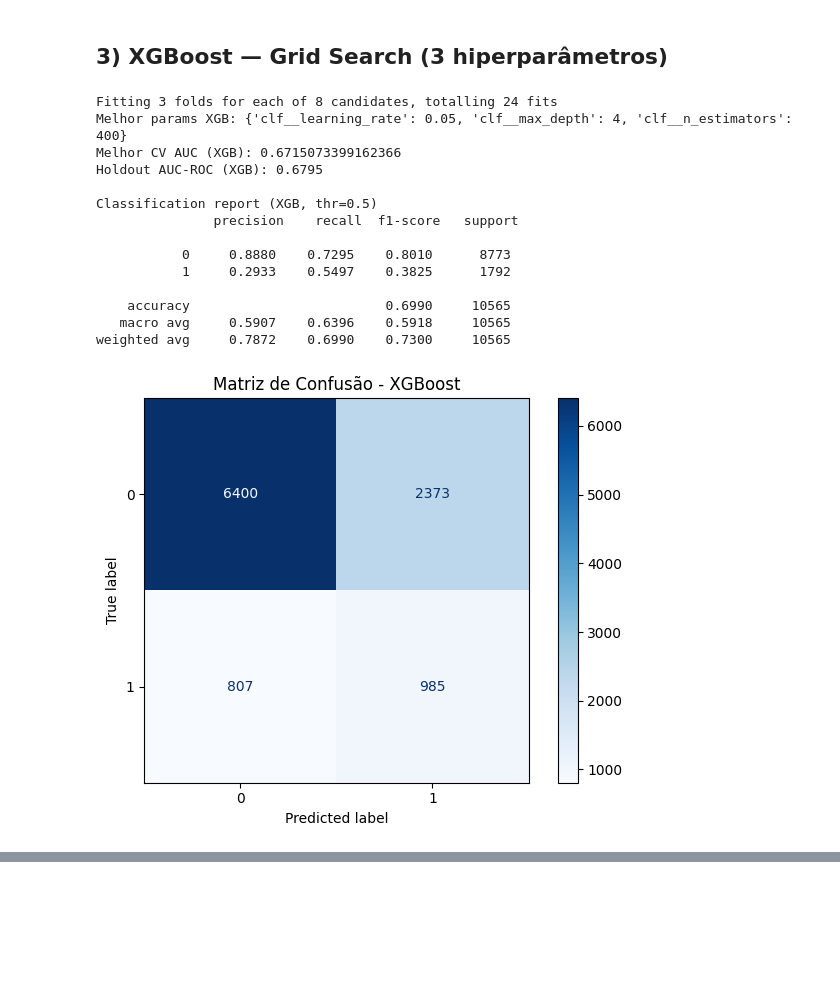
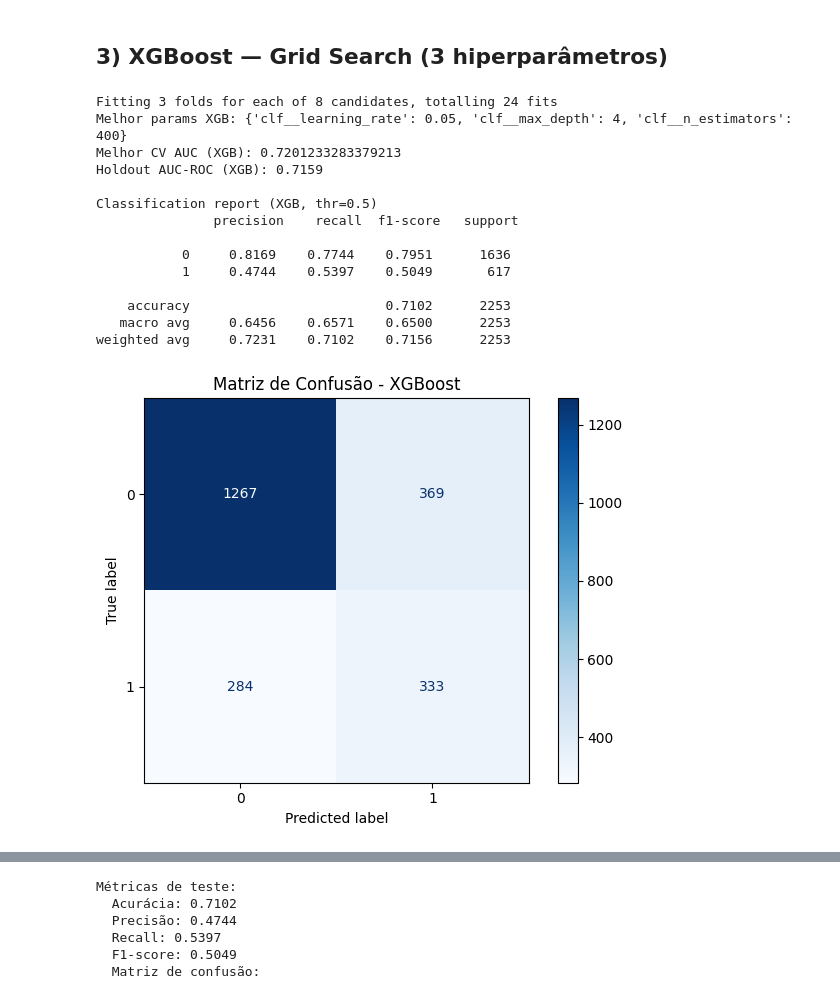
Before and after one commit to Leandro-barreto/fiap_fase5, a Jupyter notebook: notebooks/02_clf_training_gridsearch_auc_metrics_LITE.ipynb, the cells around one changed output, grey strips where cells are left out. Drawn from its saved outputs; the diff is of its cells as text; code cells hidden in the pictures; blank space fills up the shorter version.

Commit message:
Retrain model, add tests and refactor API

```diff
--- a/notebooks/02_clf_training_gridsearch_auc_metrics_LITE.ipynb
+++ b/notebooks/02_clf_training_gridsearch_auc_metrics_LITE.ipynb
@@ -10,7 +10,7 @@ from pathlib import Path
 DATA_DIR = Path("../data/processed")
 
 # Caminho do arquivo de entrada (ajuste se necessário)
-INPUT_CSV = DATA_DIR / r"df_final_prefixed.csv"
+INPUT_CSV = DATA_DIR / r"df_final.csv"
 RANDOM_STATE = 42
 TEST_SIZE = 0.2
 N_SPLITS = 3  # folds do GridSearchCV
@@ -227,8 +214,19 @@ if HAS_LGBM:
     cm = confusion_matrix(y_test, y_pred_lgbm)
     ConfusionMatrixDisplay(cm).plot(cmap="Blues"); plt.title("Matriz de Confusão - LightGBM"); plt.tight_layout(); plt.show()
 
+    acc = accuracy_score(y_test, y_pred_lgbm)
+    prec = precision_score(y_test, y_pred_lgbm, zero_division=0)
+    rec = recall_score(y_test, y_pred_lgbm, zero_division=0)
+    f1 = f1_score(y_test, y_pred_lgbm, zero_division=0)
+
     RocCurveDisplay.from_predictions(y_test, proba_lgbm)
     plt.title("ROC - LightGBM (best)"); plt.tight_layout(); plt.show()
+    print("Métricas de teste:")
+    print(f"  Acurácia: {acc:.4f}")
+    print(f"  Precisão: {prec:.4f}")
+    print(f"  Recall: {rec:.4f}")
+    print(f"  F1-score: {f1:.4f}")
+    print("  Matriz de confusão:")
 else:
     print("LightGBM não instalado. Para instalar: pip install lightgbm")
 # %% [output]
@@ -281,38 +285,50 @@ if HAS_XGB:
         scoring="roc_auc",
         n_jobs=-1,
         verbose=1
     )
     gs_xgb.fit(X_train, y_train)
     print("Melhor params XGB:", gs_xgb.best_params_)
     print("Melhor CV AUC (XGB):", gs_xgb.best_score_)
 
     best_xgb = gs_xgb.best_estimator_
     proba_xgb = best_xgb.predict_proba(X_test)[:,1]
     auc_xgb = roc_auc_score(y_test, proba_xgb)
     print("Holdout AUC-ROC (XGB): %.4f" % auc_xgb)
 
     y_pred_xgb = (proba_xgb >= 0.5).astype(int)
     print("\nClassification report (XGB, thr=0.5)\n", classification_report(y_test, y_pred_xgb, digits=4))
     cm = confusion_matrix(y_test, y_pred_xgb)
     ConfusionMatrixDisplay(cm).plot(cmap="Blues"); plt.title("Matriz de Confusão - XGBoost"); plt.tight_layout(); plt.show()
 
     RocCurveDisplay.from_predictions(y_test, proba_xgb)
     plt.title("ROC - XGBoost (best)"); plt.tight_layout(); plt.show()
+
+    acc = accuracy_score(y_test, y_pred_xgb)
+    prec = precision_score(y_test, y_pred_xgb, zero_division=0)
+    rec = recall_score(y_test, y_pred_xgb, zero_division=0)
+    f1 = f1_score(y_test, y_pred_xgb, zero_division=0)
+
+    print("Métricas de teste:")
+    print(f"  Acurácia: {acc:.4f}")
+    print(f"  Precisão: {prec:.4f}")
+    print(f"  Recall: {rec:.4f}")
+    print(f"  F1-score: {f1:.4f}")
+    print("  Matriz de confusão:")
 else:
     print("XGBoost não instalado. Para instalar: pip install xgboost")
 # %% [output]
 Fitting 3 folds for each of 8 candidates, totalling 24 fits
 Melhor params XGB: {'clf__learning_rate': 0.05, 'clf__max_depth': 4, 'clf__n_estimators': 400}
-Melhor CV AUC (XGB): 0.6715073399162366
-Holdout AUC-ROC (XGB): 0.6795
+Melhor CV AUC (XGB): 0.7201233283379213
+Holdout AUC-ROC (XGB): 0.7159
 
 Classification report (XGB, thr=0.5)
                precision    recall  f1-score   support
 
-           0     0.8880    0.7295    0.8010      8773
-           1     0.2933    0.5497    0.3825      1792
+           0     0.8169    0.7744    0.7951      1636
+           1     0.4744    0.5397    0.5049       617
 
-    accuracy                         0.6990     10565
-   macro avg     0.5907    0.6396    0.5918     10565
-weighted avg     0.7872    0.6990    0.7300     10565
+    accuracy                         0.7102      2253
+   macro avg     0.6456    0.6571    0.6500      2253
+weighted avg     0.7231    0.7102    0.7156      2253
-[figure, old version]
+[figure, new version]
@@ -319,0 +336,6 @@ weighted avg     0.7872    0.6990    0.7300     10565
+Métricas de teste:
+  Acurácia: 0.7102
+  Precisão: 0.4744
+  Recall: 0.5397
+  F1-score: 0.5049
+  Matriz de confusão:
```
Also changed, not shown: parts of 6 cells of this notebook, 39 other files.
